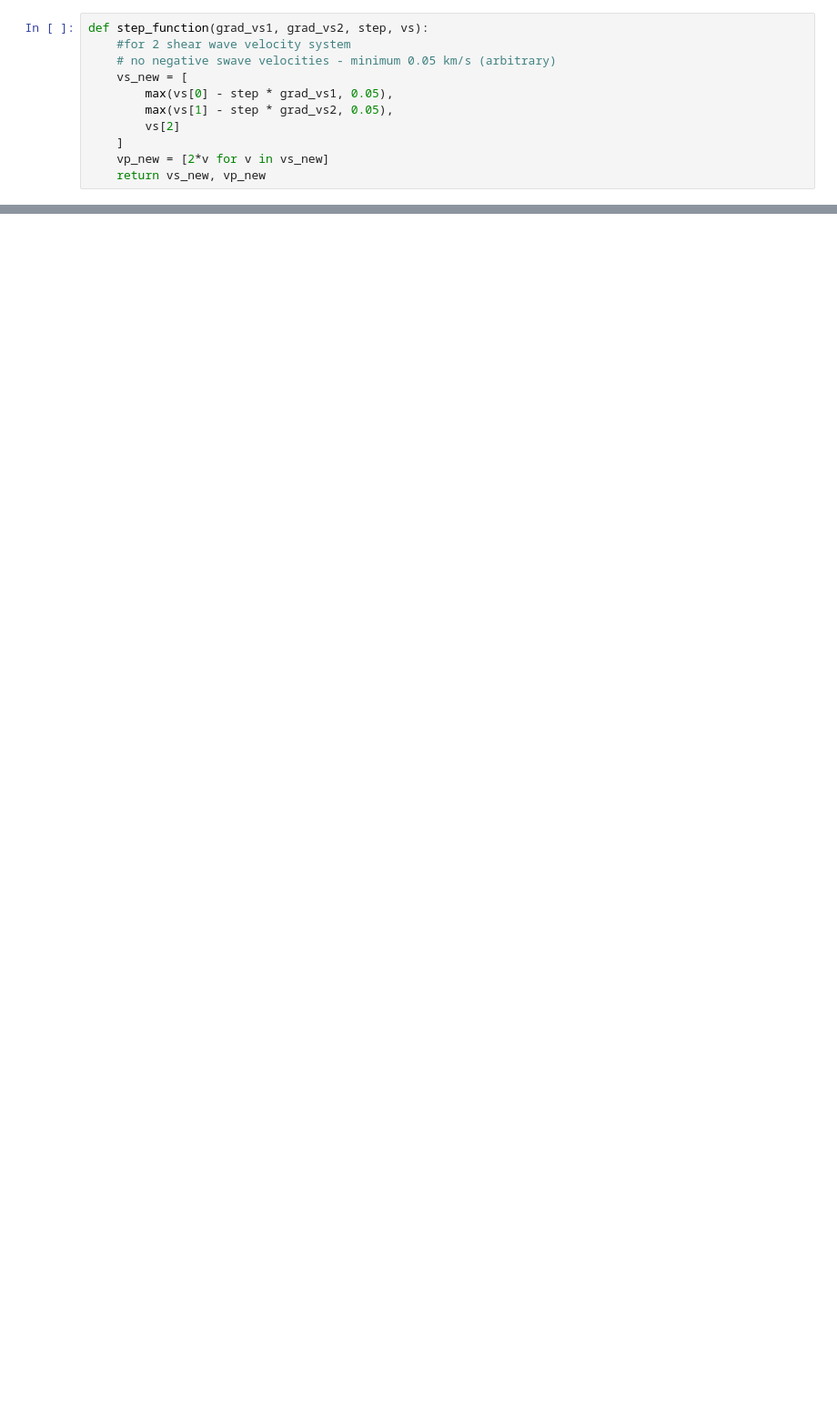
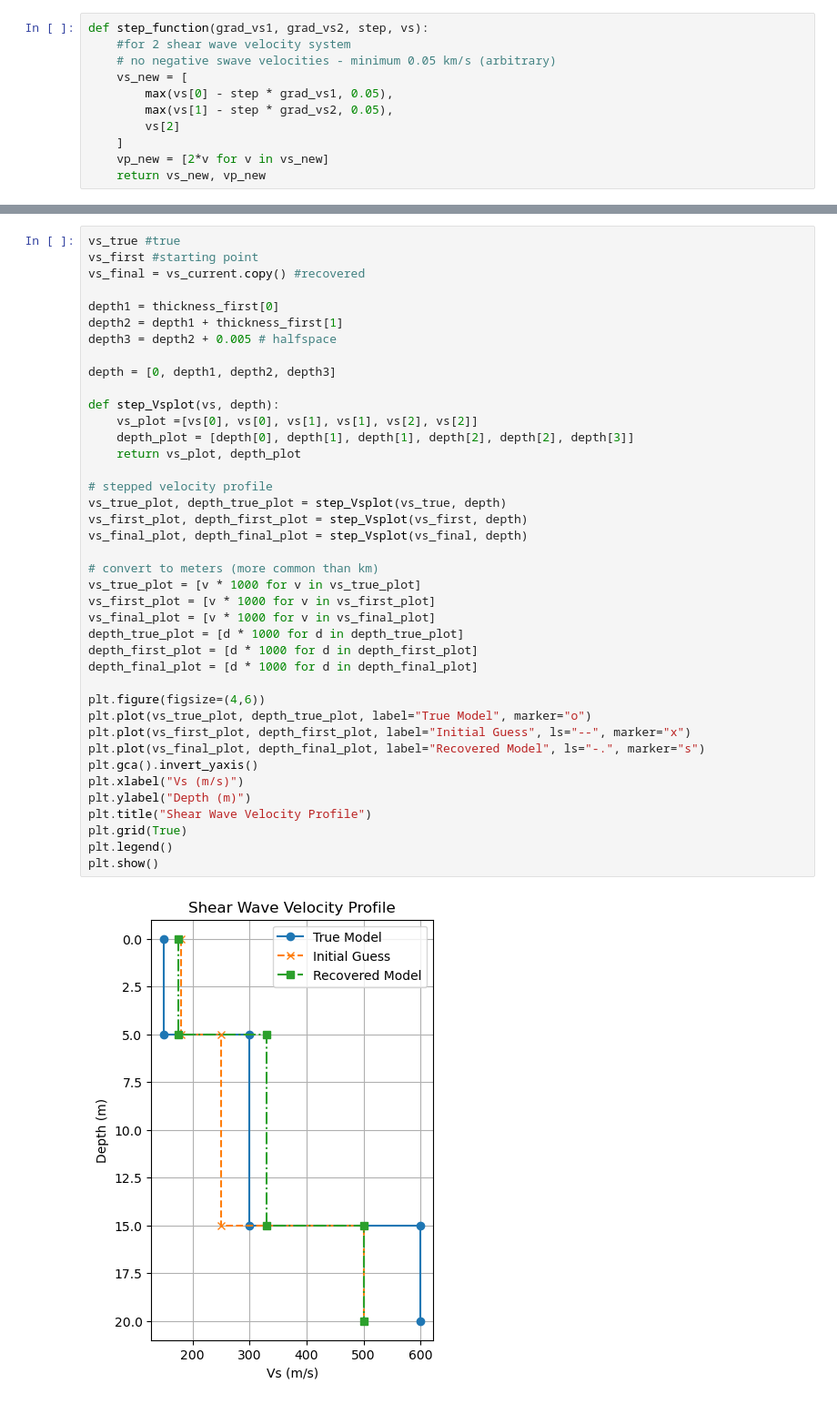
Before and after one commit to lambertnguyen-git/EOSC556B-2026_LN, a Jupyter notebook: 260322_MASWSim.ipynb, the cells around one changed output, grey strips where cells are left out. Shown at 91% size. Saved outputs shown, nothing was run; the diff lists cells and outputs as text; blank space fills up the shorter version.

```diff
--- a/260322_MASWSim.ipynb
+++ b/260322_MASWSim.ipynb
@@ -141,0 +183,42 @@ tol_phi = 1e-8
+# %%
+vs_true #true
+vs_first #starting point
+vs_final = vs_current.copy() #recovered
+
+depth1 = thickness_first[0]
+depth2 = depth1 + thickness_first[1]
+depth3 = depth2 + 0.005 # halfspace
+
+depth = [0, depth1, depth2, depth3]
+
+def step_Vsplot(vs, depth):
+    vs_plot =[vs[0], vs[0], vs[1], vs[1], vs[2], vs[2]]
+    depth_plot = [depth[0], depth[1], depth[1], depth[2], depth[2], depth[3]]
+    return vs_plot, depth_plot
+
+# stepped velocity profile
+vs_true_plot, depth_true_plot = step_Vsplot(vs_true, depth)
+vs_first_plot, depth_first_plot = step_Vsplot(vs_first, depth)
+vs_final_plot, depth_final_plot = step_Vsplot(vs_final, depth)
+
+# convert to meters (more common than km)
+vs_true_plot = [v * 1000 for v in vs_true_plot]
+vs_first_plot = [v * 1000 for v in vs_first_plot]
+vs_final_plot = [v * 1000 for v in vs_final_plot]
+depth_true_plot = [d * 1000 for d in depth_true_plot]
+depth_first_plot = [d * 1000 for d in depth_first_plot]
+depth_final_plot = [d * 1000 for d in depth_final_plot]
+
+plt.figure(figsize=(4,6))
+plt.plot(vs_true_plot, depth_true_plot, label="True Model", marker="o")
+plt.plot(vs_first_plot, depth_first_plot, label="Initial Guess", ls="--", marker="x")
+plt.plot(vs_final_plot, depth_final_plot, label="Recovered Model", ls="-.", marker="s")
+plt.gca().invert_yaxis()
+plt.xlabel("Vs (m/s)")
+plt.ylabel("Depth (m)")
+plt.title("Shear Wave Velocity Profile")
+plt.grid(True)
+plt.legend()
+plt.show()
+# %% [output]
+[figure, added]
```
Also changed, not shown: parts of 7 cells of this notebook.
